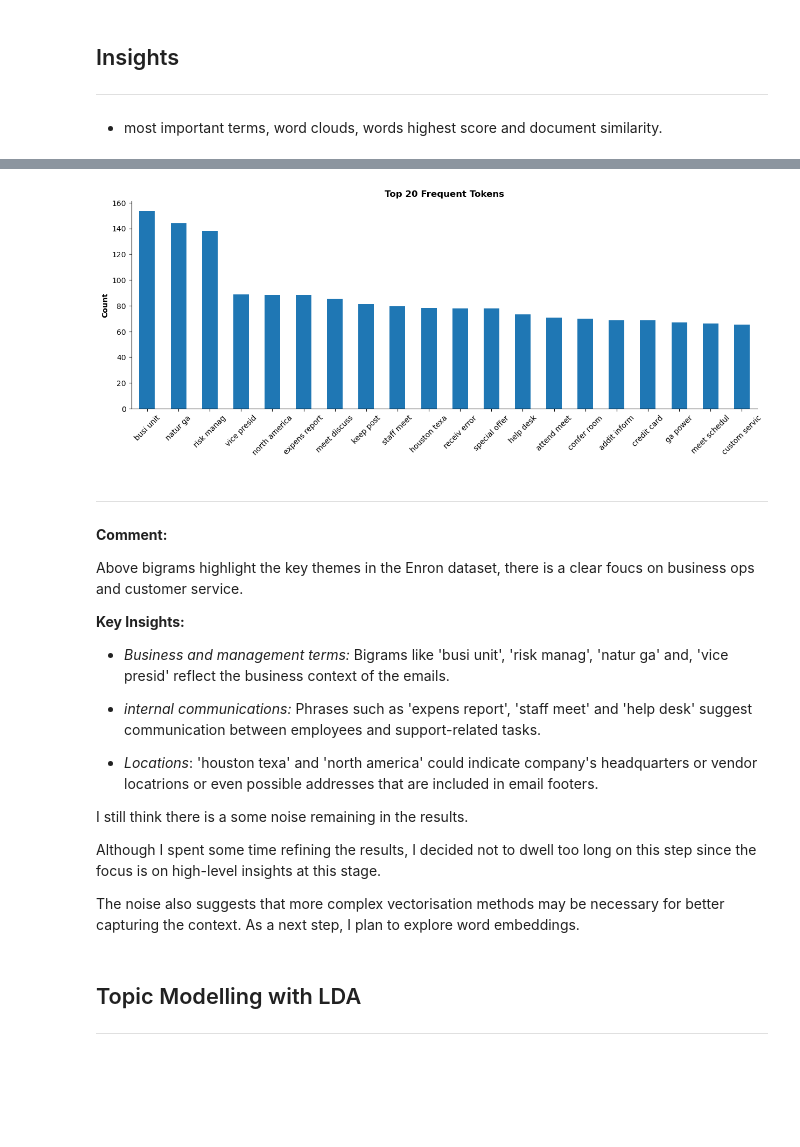
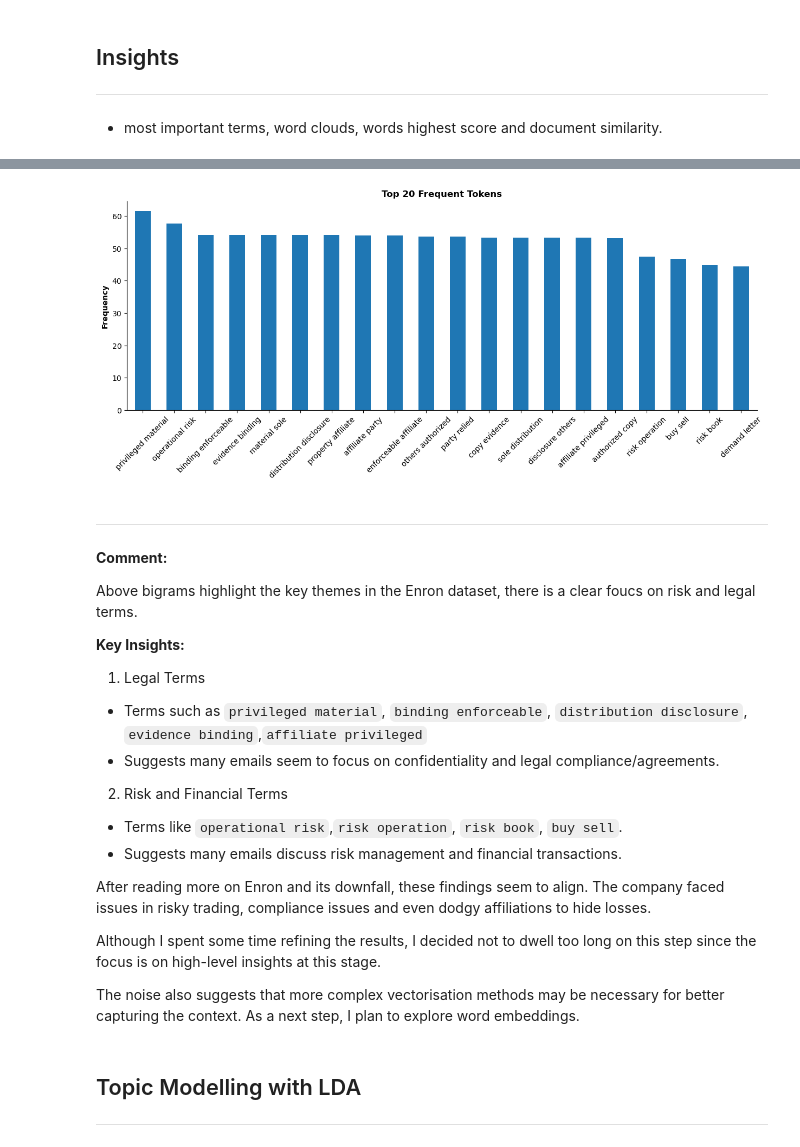
Before and after one commit to simrenbasra/Email_Genie, a Jupyter notebook: notebooks/02_vectorising_data/01-using-TF-IDF.ipynb, the cells around one changed output, grey strips where cells are left out. Drawn from its saved outputs; the diff is of its cells as text; code cells hidden in the pictures; blank space fills up the shorter version.

Commit message:
refining tf-idf results

```diff
--- a/notebooks/02_vectorising_data/01-using-TF-IDF.ipynb
+++ b/notebooks/02_vectorising_data/01-using-TF-IDF.ipynb
@@ -90,7 +150,7 @@ def remove_names(text):
     #  important as otherwise model will not recognise other entities to be removed
     for e in reversed(doc.ents):
         # to remove words where entity is PERSON, ORG or DATE
-        if e.label_ in ['PERSON', 'ORG', 'DATE']:
+        if e.label_ in ['PERSON', 'ORG', 'DATE', 'GPE']:
             # remove the entity by slicing the text:
             #   keep the part before the entity, skip the entity itself and keep the part after it
             text = text[:e.start_char] + text[e.start_char + len(e.text):]
@@ -103,3 +163,7 @@ email_subset_df['all_text'] = email_subset_df['all_text'].apply(remove_names)
 # %%
 # instantiate stemmer to be used in tokeniser
 stemmer = nltk.stem.PorterStemmer()
+# %%
+from nltk.stem import WordNetLemmatizer
+nltk.download('wordnet')
+lemmatizer = WordNetLemmatizer()
@@ -110,20 +178,20 @@ def my_tokenizer(email):
     email = email.lower()
 
     # to remove numbers
-    email = re.sub('[0-9]','',email)
+    email = re.sub(r'\d+','',email)
 
     # splitting each sentence by space into words
     listofwords = email.split(' ')
-    listofstemmed_words = []
+    listoflemm_words = []
 
     for word in listofwords:
         # filtering out stopwords and any tokens that are just empty strings
         if (word not in processed_stop_words) and (word != ''):
             # stem words to cut words to the base
-            stemmed_word = stemmer.stem(word)
-            listofstemmed_words.append(stemmed_word)
+            lemm_word = lemmatizer.lemmatize(word)
+            listoflemm_words.append(lemm_word)
 
-    return listofstemmed_words
+    return listoflemm_words
 # %% [markdown]
 ## Vectorising Text
 ----
@@ -140,3 +206,15 @@ text_tranform = my_vectoriser.fit_transform(email_subset_df['all_text'])
+# %%
+# instantiate tf-idf vecotriser
+my_vectoriser = TfidfVectorizer(max_features=800,
+                               min_df = 5,
+                               tokenizer= my_tokenizer, # setting tokenizer to my bespoke tokenizer
+                               ngram_range=(2,2), # bigrams only
+                               token_pattern = None # to remv warning
+                               )
+# tokenise text
+text_tranform = my_vectoriser.fit_transform(email_subset_df['all_text'])
+# create df of results where tokens are columns
+email_token_df = pd.DataFrame(columns= my_vectoriser.get_feature_names_out(), data= text_tranform.toarray(), index=email_subset_df.index)
 # %%
 # create df of results where tokens are columns
 email_token_df = pd.DataFrame(columns= my_vectoriser.get_feature_names_out(), data= text_tranform.toarray(), index=email_subset_df.index)
@@ -177,28 +255,30 @@ token_freq.head(20)
 # %%
 # plot top 20 frequent tokens in dataset (15_000 rows)
 token_freq.head(20).plot(kind='bar', figsize=(15, 5), legend=False)
 plt.title('Top 20 Frequent Tokens', fontweight = 'bold')
-plt.ylabel('Count', fontweight = 'bold')
+plt.ylabel('Frequency', fontweight = 'bold')
 plt.xticks(rotation=45)
 plt.gca().spines[['top', 'right']].set_visible(False)
 plt.show()
 # %% [output]
-[figure, old version]
+[figure, new version]
 # %% [markdown]
 ----
 **Comment:**
 
-Above bigrams highlight the key themes in the Enron dataset, there is a clear foucs on business ops and customer service.
+Above bigrams highlight the key themes in the Enron dataset, there is a clear foucs on risk and legal terms.
 
 **Key Insights:**
 
-- *Business and management terms:* Bigrams like 'busi unit', 'risk manag', 'natur ga' and, 'vice presid' reflect the business context of the emails.
+1. Legal Terms
+-	Terms such as `privileged material`, `binding enforceable`, `distribution disclosure`, `evidence binding`,`affiliate privileged`
+-	Suggests many emails seem to focus on confidentiality and legal compliance/agreements.
 
-- *internal communications:* Phrases such as 'expens report', 'staff meet' and 'help desk' suggest communication between employees and support-related tasks.
+2. Risk and Financial Terms
+-	Terms like `operational risk`,`risk operation`, `risk book`, `buy sell`.
+-	Suggests many emails discuss risk management and financial transactions.
 
-- *Locations*: 'houston texa' and 'north america' could indicate company's headquarters or vendor locatrions or even possible addresses that are included in email footers.
-
-I still think there is a some noise remaining in the results.
+After reading more on Enron and its downfall, these findings seem to align. The company faced issues in risky trading, compliance issues and even dodgy affiliations to hide losses.
 
 Although I spent some time refining the results, I decided not to dwell too long on this step since the focus is on high-level insights at this stage.
 
```
Also changed, not shown: parts of 10 cells of this notebook.
